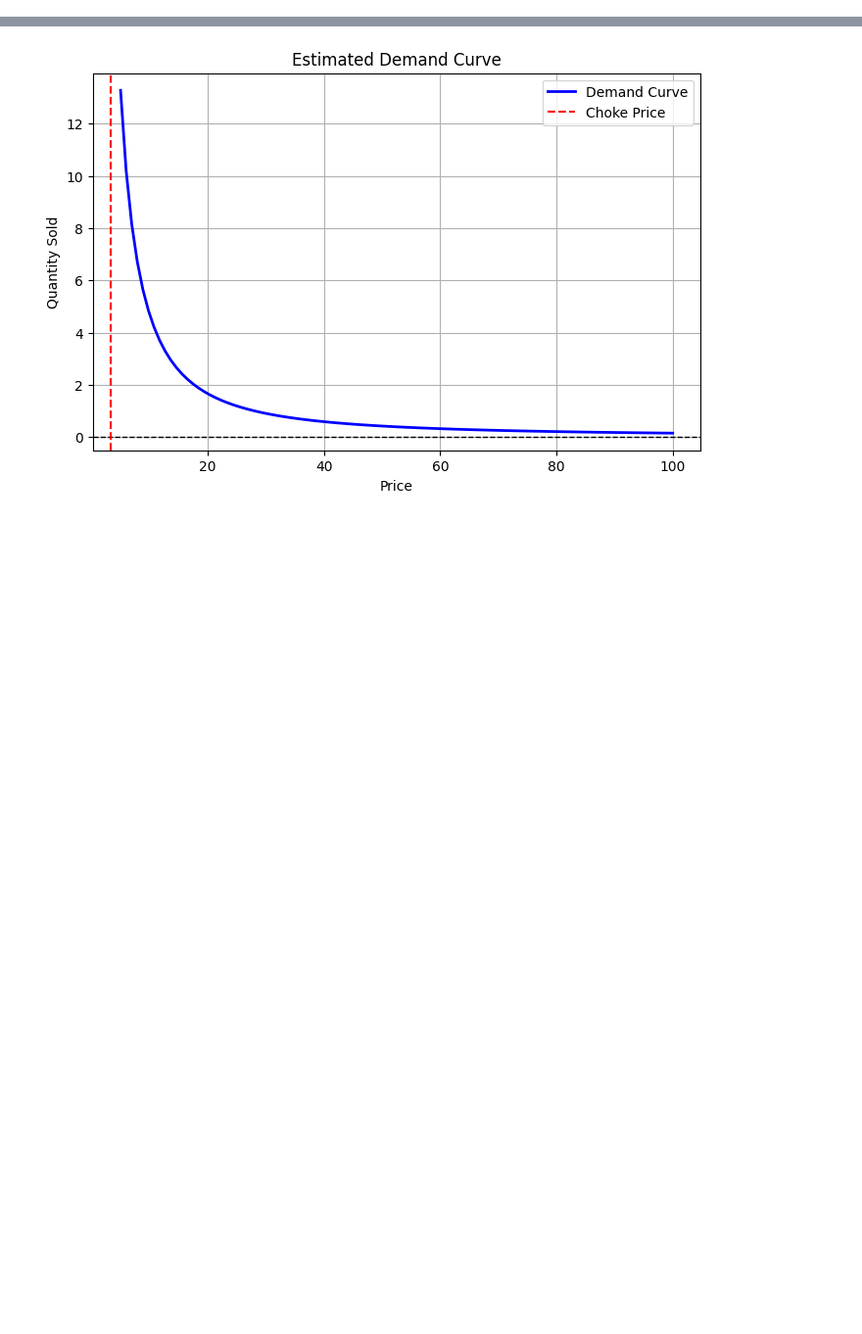
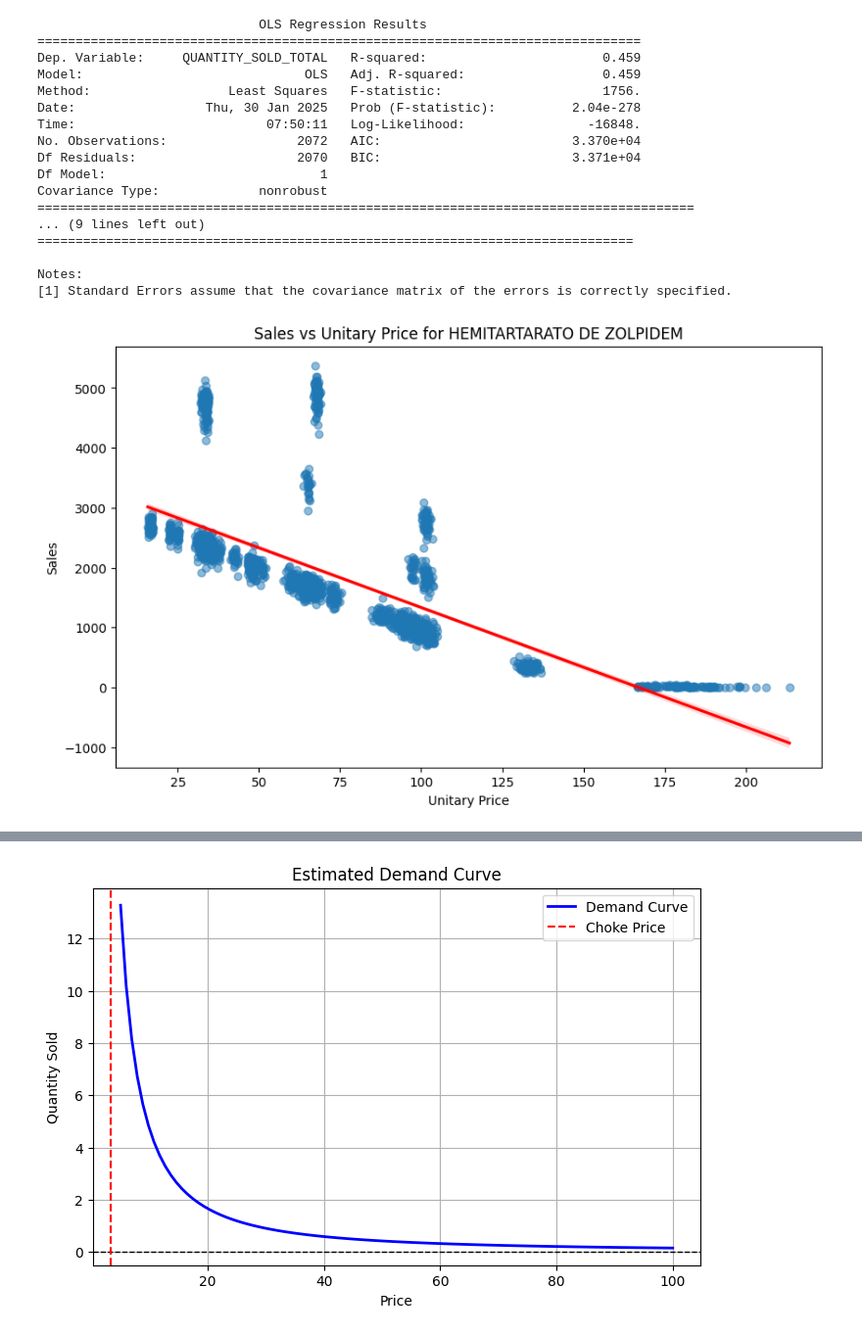
Before and after one commit to Jailsonrs/PricingSLM, a Jupyter notebook: models/modelling.ipynb, the cells around one changed output, grey strips where cells are left out. Shown: that part at 98% size. Cells and saved outputs as stored; diff of their text form; code cells hidden in the pictures; blank space fills up the shorter version.

```diff
--- a/models/modelling.ipynb
+++ b/models/modelling.ipynb
@@ -207,0 +128,47 @@ df_product
+# %%
+import seaborn as sns
+product_name = 'HEMITARTARATO DE ZOLPIDEM'
+df_product = df_train_grouped[df_train_grouped['PRODUTO'] == product_name]
+
+# Check if data exists
+if df_product.empty:
+    raise ValueError(f"No data found for product: {product_name}")
+
+# Fit OLS model
+X = sm.add_constant(df_product['UNITARY_PRICE_MEAN'])
+model = sm.OLS(df_product['QUANTITY_SOLD_TOTAL'], X).fit()
+
+# Print model diagnostics
+print(model.summary())
+
+# Plot
+plt.figure(figsize=(10, 6))
+sns.regplot(
+    x=df_product['UNITARY_PRICE_MEAN'],
+    y=df_product['QUANTITY_SOLD_TOTAL'],
+    scatter_kws={'alpha': 0.5},
+    line_kws={'color': 'red'}
+)
+plt.title(f'Sales vs Unitary Price for {product_name}')
+plt.xlabel('Unitary Price')
+plt.ylabel('Sales')
+plt.show()
+# %% [output]
+                             OLS Regression Results
+===============================================================================
+Dep. Variable:     QUANTITY_SOLD_TOTAL   R-squared:                       0.459
+Model:                             OLS   Adj. R-squared:                  0.459
+Method:                  Least Squares   F-statistic:                     1756.
+Date:                 Thu, 30 Jan 2025   Prob (F-statistic):          2.04e-278
+Time:                         07:50:11   Log-Likelihood:                -16848.
+No. Observations:                 2072   AIC:                         3.370e+04
+Df Residuals:                     2070   BIC:                         3.371e+04
+Df Model:                            1
+Covariance Type:             nonrobust
+======================================================================================
+... (9 lines left out)
+==============================================================================
+
+Notes:
+[1] Standard Errors assume that the covariance matrix of the errors is correctly specified.
+[figure, added]
```
Also changed, not shown: parts of 16 cells of this notebook, 2 other files.
